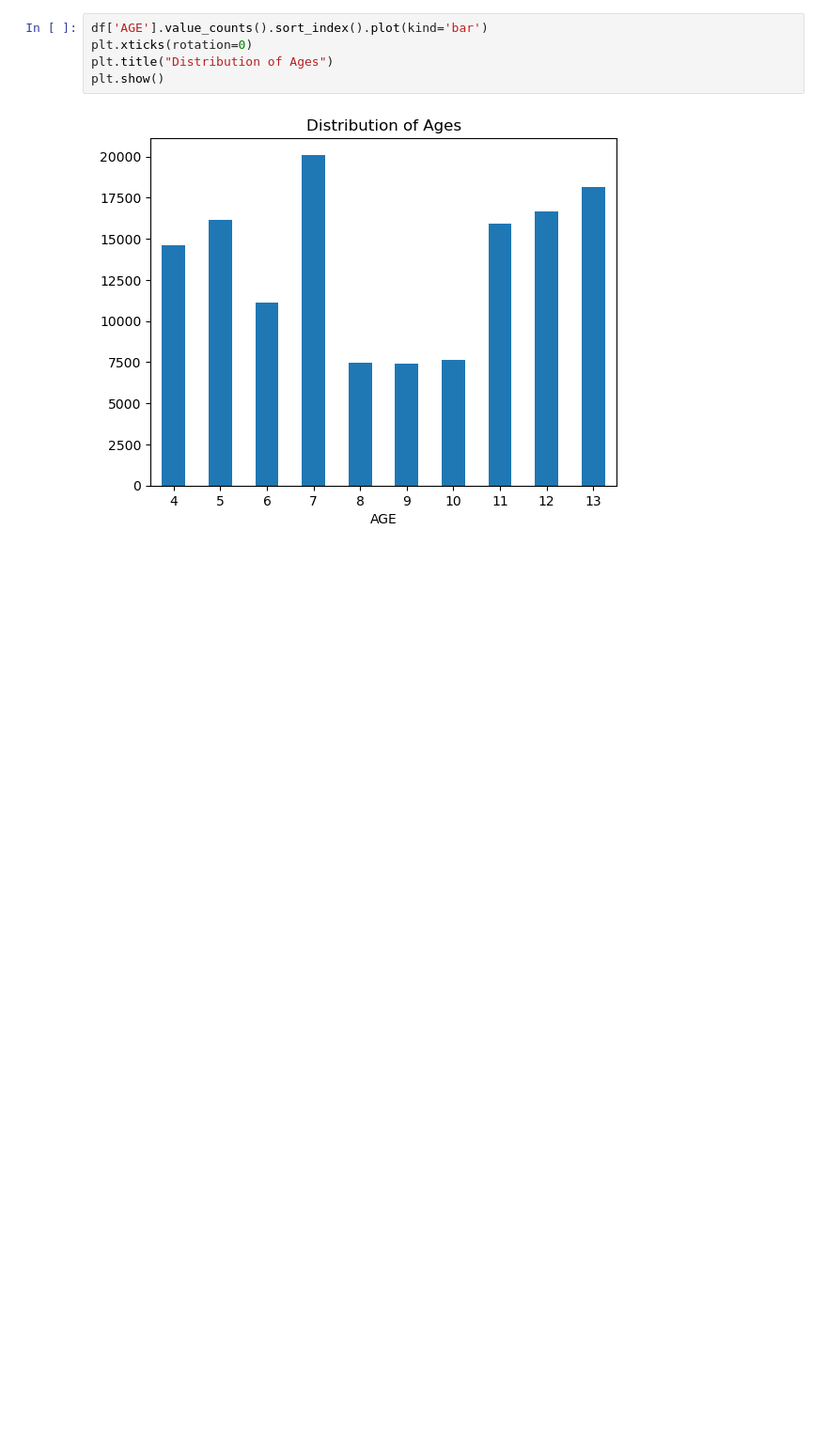
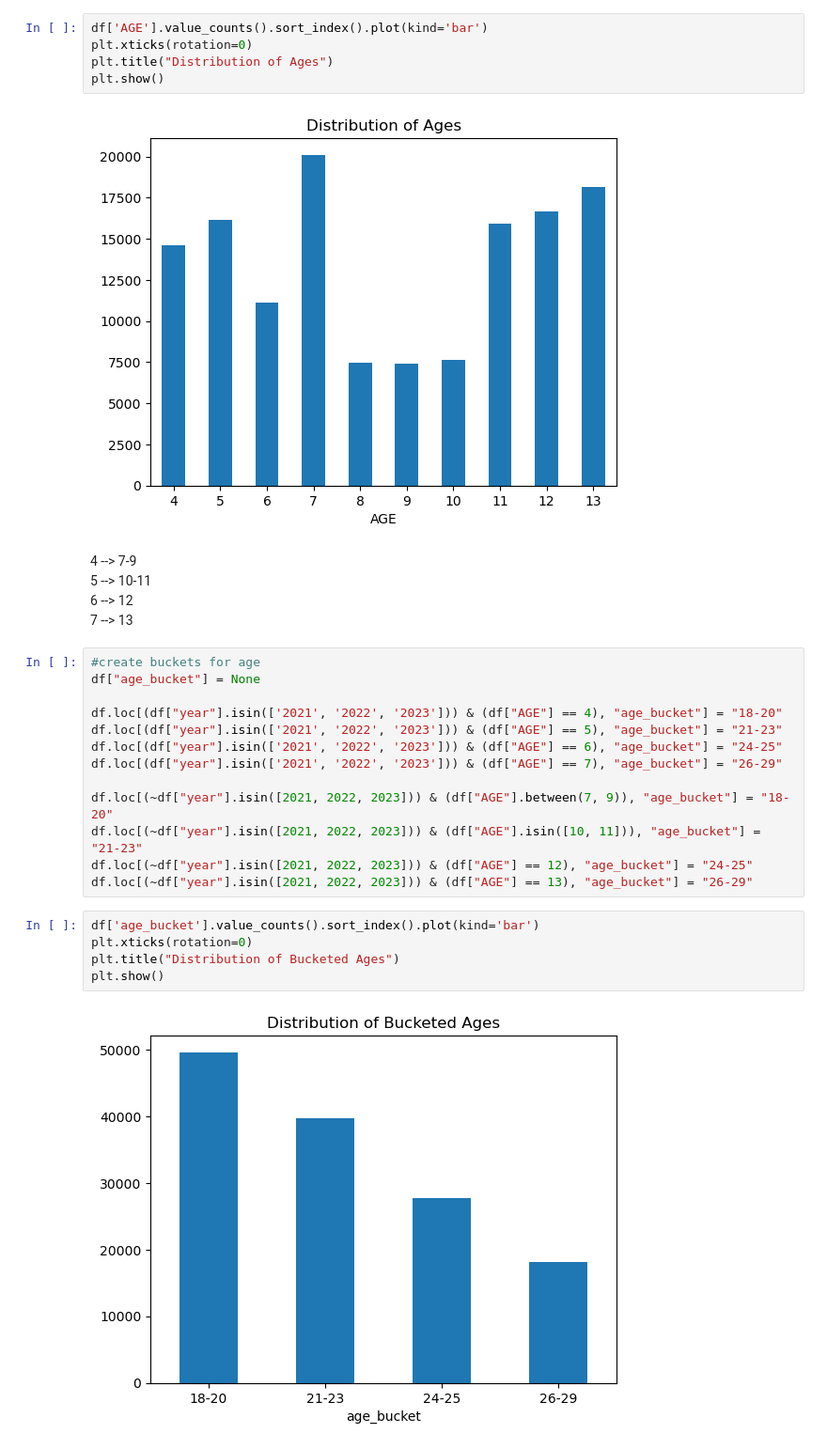
Before and after one commit to ctrimborn12/alcohol-consumption, a Jupyter notebook: analysis_code.ipynb, the cells around one changed output. Shown at 94% size. Cells and saved outputs as stored; diff of their text form; blank space fills up the shorter version.

```diff
--- a/analysis_code.ipynb
+++ b/analysis_code.ipynb
@@ -42,3 +42,28 @@ plt.title("Distribution of Ages")
 plt.show()
 # %% [output]
 [figure]
+# %% [markdown]
+4 --> 7-9 <br>
+5 --> 10-11 <br>
+6 --> 12 <br>
+7 --> 13 <br>
+# %%
+#create buckets for age
+df["age_bucket"] = None
+
+df.loc[(df["year"].isin(['2021', '2022', '2023'])) & (df["AGE"] == 4), "age_bucket"] = "18-20"
+df.loc[(df["year"].isin(['2021', '2022', '2023'])) & (df["AGE"] == 5), "age_bucket"] = "21-23"
+df.loc[(df["year"].isin(['2021', '2022', '2023'])) & (df["AGE"] == 6), "age_bucket"] = "24-25"
+df.loc[(df["year"].isin(['2021', '2022', '2023'])) & (df["AGE"] == 7), "age_bucket"] = "26-29"
+
+df.loc[(~df["year"].isin([2021, 2022, 2023])) & (df["AGE"].between(7, 9)), "age_bucket"] = "18-20"
+df.loc[(~df["year"].isin([2021, 2022, 2023])) & (df["AGE"].isin([10, 11])), "age_bucket"] = "21-23"
+df.loc[(~df["year"].isin([2021, 2022, 2023])) & (df["AGE"] == 12), "age_bucket"] = "24-25"
+df.loc[(~df["year"].isin([2021, 2022, 2023])) & (df["AGE"] == 13), "age_bucket"] = "26-29"
+# %%
+df['age_bucket'].value_counts().sort_index().plot(kind='bar')
+plt.xticks(rotation=0)
+plt.title("Distribution of Bucketed Ages")
+plt.show()
+# %% [output]
+[figure, added]
```
Also changed, not shown: parts of 3 cells of this notebook.
